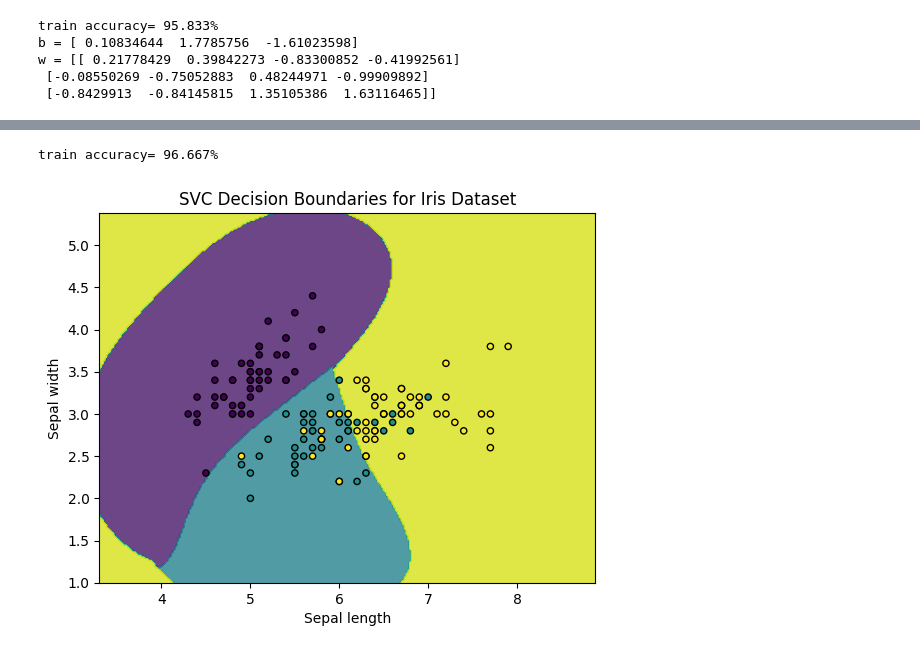
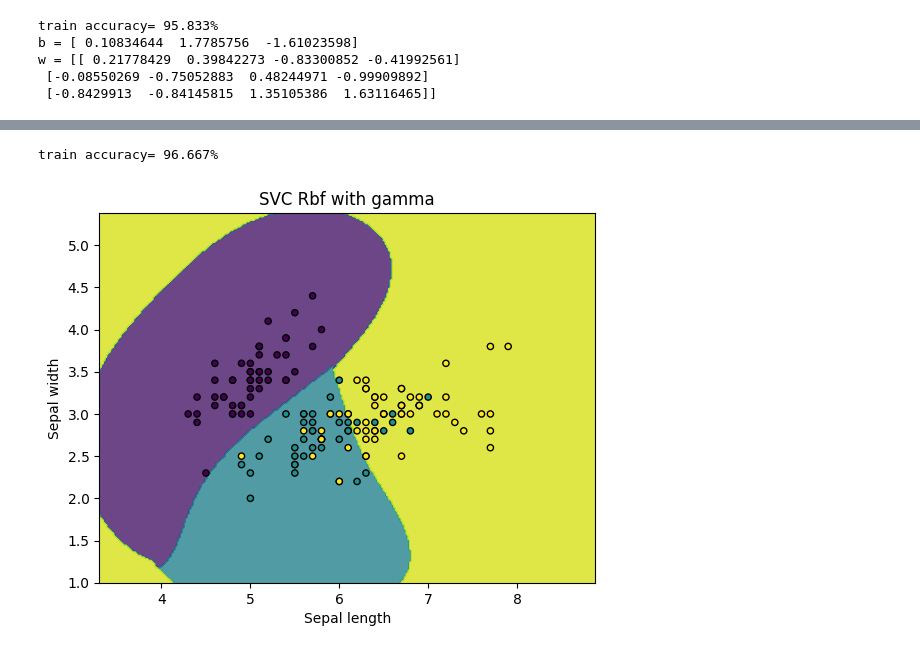
Before and after one commit to cr1msonn/DS_Camp23, a Jupyter notebook: homework/8.SVC homework/8.1svm_homework.ipynb, the cells around one changed output, grey strips where cells are left out. Saved outputs shown, nothing was run; the diff lists cells and outputs as text; code cells hidden in the pictures.

```diff
--- a/homework/8.SVC homework/8.1svm_homework.ipynb
+++ b/homework/8.SVC homework/8.1svm_homework.ipynb
@@ -115,31 +115,31 @@ train accuracy= 98.333%
 # %%
 gamma=1
-clf = SVC(C=1, gamma=gamma).fit(X_train,y_train) # rbf is default
+clf = SVC(C=1, gamma=gamma).fit(X_train,y_train)
 print("train accuracy= {:.3%}".format(clf.score (X_train,y_train)))
 
 iris = load_iris()
 X = iris.data[:, :2]
 y = iris.target
 
-svc = SVC(C=1, gamma=gamma)
+svc = SVC(C=1, kernel = 'rbf', gamma = gamma)
 svc.fit(X, y)
 
 
 h = .02
 x_min, x_max = X[:, 0].min() - 1, X[:, 0].max() + 1
 y_min, y_max = X[:, 1].min() - 1, X[:, 1].max() + 1
 xx, yy = np.meshgrid(np.arange(x_min, x_max, h), np.arange(y_min, y_max, h))
 
 Z = svc.predict(np.c_[xx.ravel(), yy.ravel()])
 Z = Z.reshape(xx.shape)
 
 
 plt.contourf(xx, yy, Z, alpha=0.8,)
 plt.scatter(X[:, 0], X[:, 1], c=y, edgecolors='k', s=20)
-plt.title('SVC Decision Boundaries for Iris Dataset')
+plt.title('SVC Rbf with gamma')
 plt.xlabel('Sepal length')
 plt.ylabel('Sepal width')
 plt.show()
 # %% [output]
 train accuracy= 96.667%
-[figure, old version]
+[figure, new version]
```
Also changed, not shown: parts of 2 cells of this notebook.
